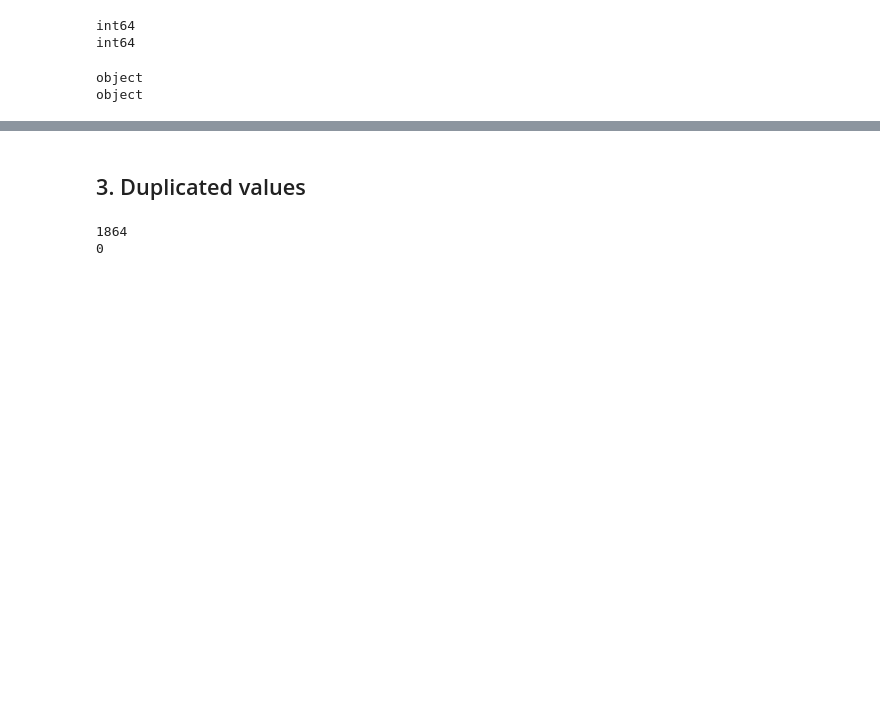
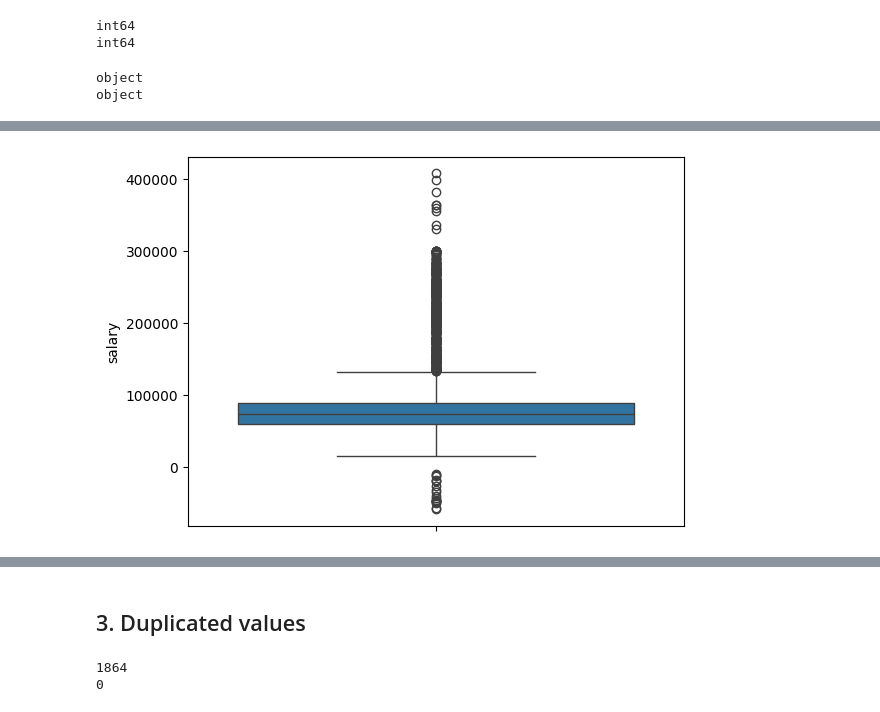
Before and after one commit to Adalab/bda-modulo-3-evaluacion-final-eva5ferrer, a Jupyter notebook: phase-1-data-exploration-cleaning.ipynb, the cells around one changed output, grey strips where cells are left out. Cells and saved outputs as stored; diff of their text form; code cells hidden in the pictures; blank space fills up the shorter version.

```diff
--- a/phase-1-data-exploration-cleaning.ipynb
+++ b/phase-1-data-exploration-cleaning.ipynb
@@ -369,0 +499,4 @@ object
+# %%
+sns.boxplot(data=df_customers["salary"]);
+# %% [output]
+[figure, added]
```
Also changed, not shown: parts of 52 cells of this notebook, 4 other files.
